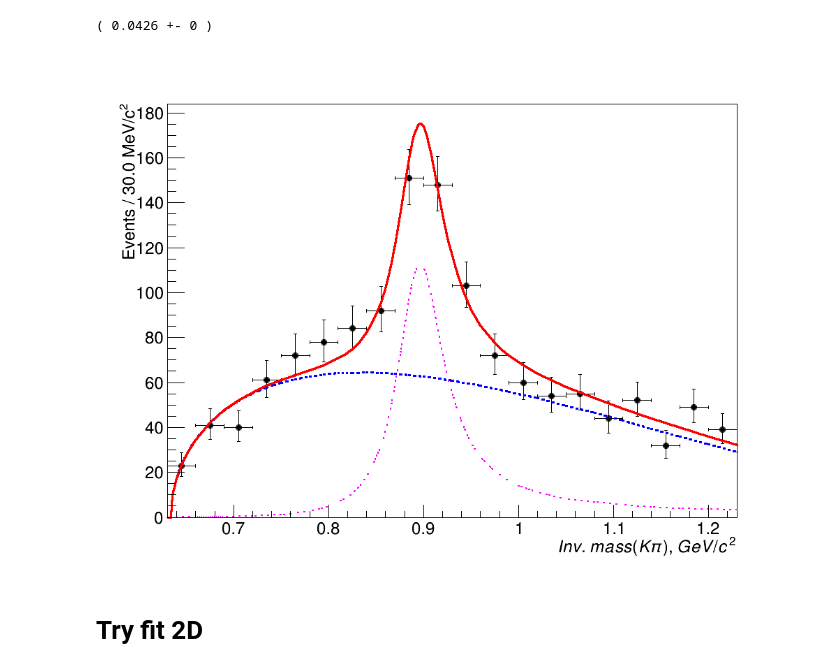
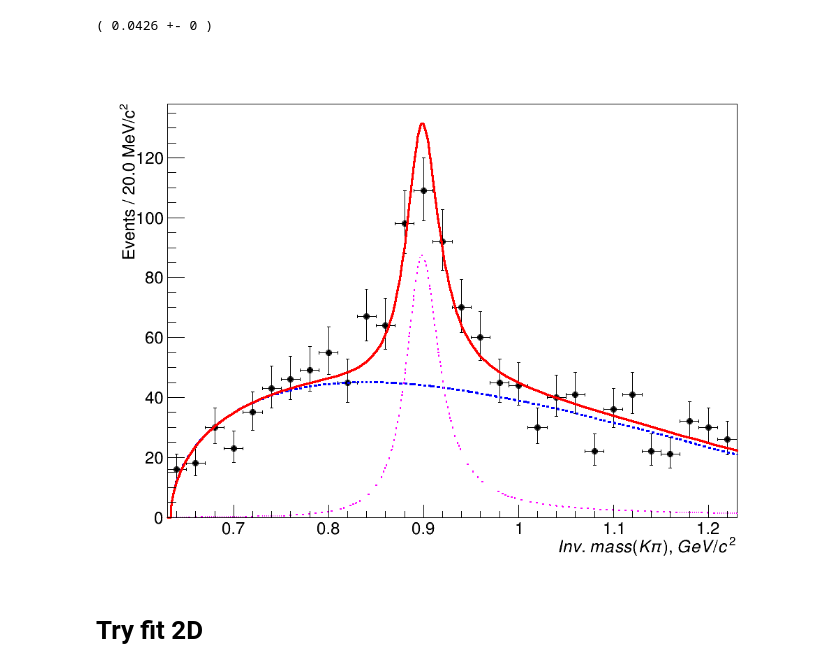
Before and after one commit to sashabaranov/Bu2JpsiKKpi, a Jupyter notebook: KKpi/fit/kstar_2d.ipynb, the cells around one changed output. Cells and saved outputs as stored; diff of their text form; code cells hidden in the pictures.

```diff
--- a/KKpi/fit/kstar_2d.ipynb
+++ b/KKpi/fit/kstar_2d.ipynb
@@ -28,7 +28,7 @@ binning_b = (m_Bu.getMax() - m_Bu.getMin()) / nbin_Bu * 1000
 
 # Resonanse
 m_Kstar = ROOT.RooRealVar('DTFm_kpi', 'mass(K \pi)', 0.63, 1.23)
-nbin_Kstar = 20
+nbin_Kstar = 30
 binning_kstar = (m_Kstar.getMax() - m_Kstar.getMin()) / nbin_Kstar * 1000
 
 # For Breit-Wigner
@@ -160,21 +155,21 @@ model_Ks.signal.gamma.fix(4.26e-2)
 # %%
 c1 = rootnotes.random_canvas(size=(1024,768))
 
-ru, fu = model_Ks.fitTo(ds_Bu, draw=True)
+ru, fu = model_Ks.fitTo(ds_Bu, draw=True, nbins=nbin_Kstar)
 
-model_Ks.signal.mean.release()
-model_Ks.signal.gamma.release()
+# model_Ks.signal.mean.release()
+# model_Ks.signal.gamma.release()
 
-ru, fu = model_Ks.fitTo(ds_Bu, draw=True, nbins=nbin_Kstar)
+# ru, fu = model_Ks.fitTo(ds_Bu, draw=True, nbins=nbin_Kstar)
 
 fu.SetTitle("")
 fu.SetXTitle("Inv.\,mass(K\pi), GeV/c^{2}")
 fu.SetYTitle("Events / %.1f MeV/c^{2}" % binning_kstar)
 
 
 c1
 # %% [output]
-[figure, old version]
+[figure, new version]
 # %% [markdown]
 # Try fit 2D
 # %% [markdown]
```
Also changed, not shown: parts of 8 cells of this notebook, 5 other files.
